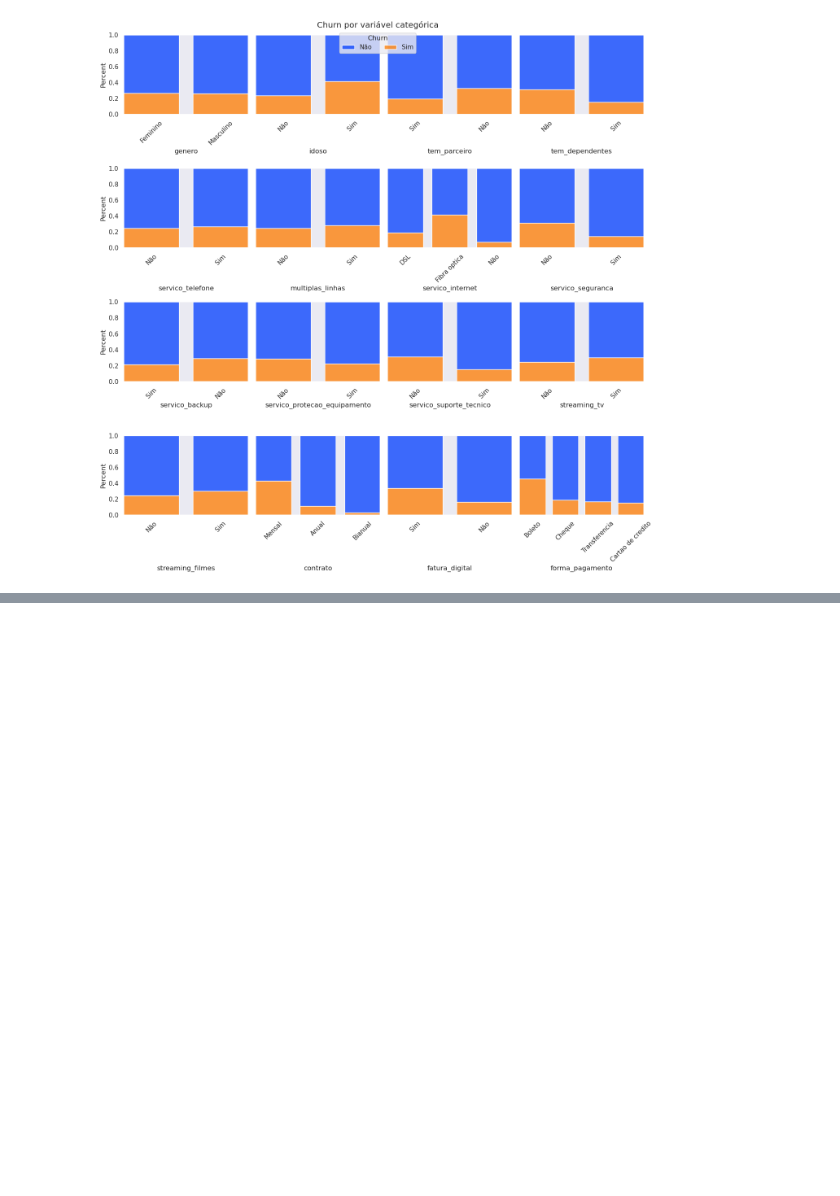
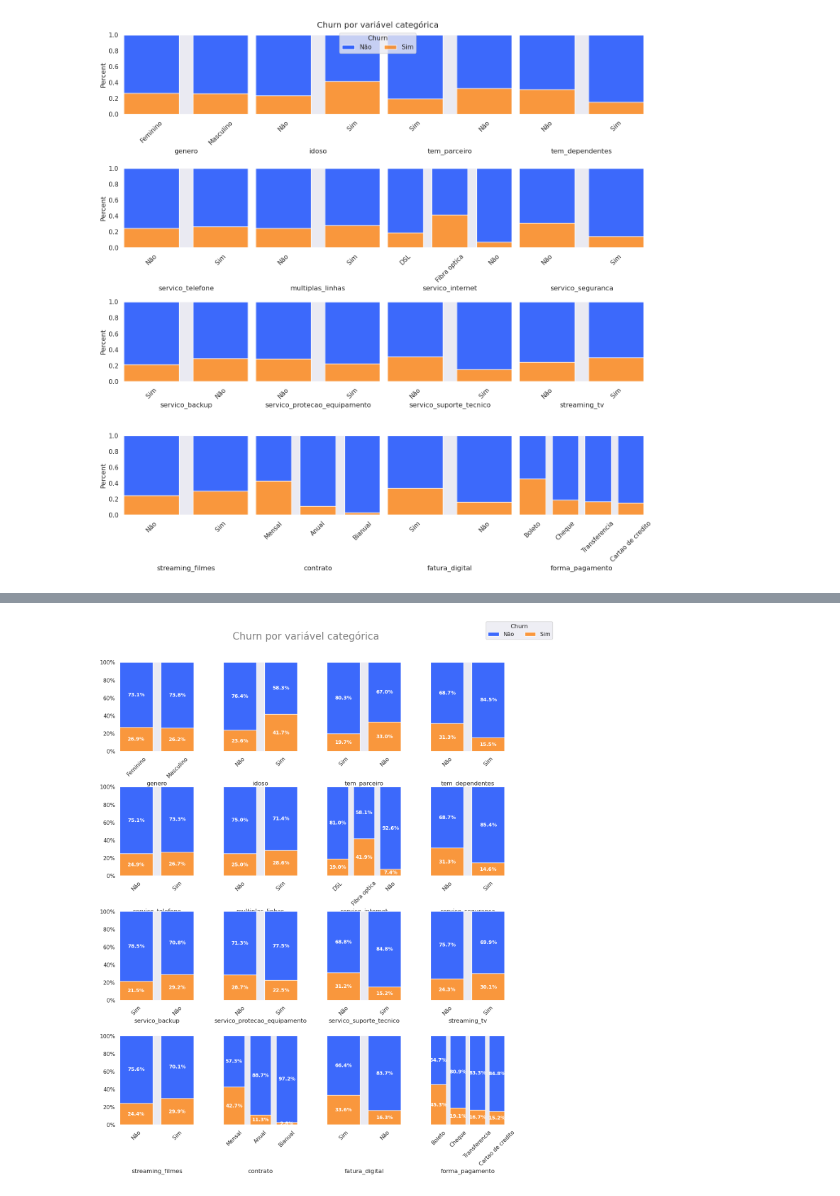
Before and after one commit to PauloViniciusR/Analise_dados, a Jupyter notebook: Matplotlib/Seaborn/08_categoricas.ipynb, the cells around one changed output, grey strips where cells are left out. Saved outputs shown, nothing was run; the diff lists cells and outputs as text; code cells hidden in the pictures; blank space fills up the shorter version.

```diff
--- a/Matplotlib/Seaborn/08_categoricas.ipynb
+++ b/Matplotlib/Seaborn/08_categoricas.ipynb
@@ -105,0 +124,35 @@ plt.show()
+# %%
+from matplotlib.ticker import PercentFormatter
+
+fig, axs = plt.subplots(ncols=4, nrows=4, figsize=(14, 16), sharey=True)
+
+for i, coluna in enumerate(colunas_categoricas):
+   h = sns.histplot(x=coluna, data=df_churn, hue="churn", multiple="fill", ax=axs.flat[i], stat="percent",
+                    shrink=0.8, common_norm=True)
+   h.tick_params(axis="x", labelrotation=45)
+   h.grid(False)
+
+   legend = h.get_legend()
+   legend.remove()
+
+   h.yaxis.set_major_formatter(PercentFormatter(1))
+   h.set_ylabel("")
+
+   for barra in h.containers:
+        h.bar_label(barra, label_type="center", labels=[f"{parte.get_height():.1%}" for parte in barra], color="white", weight="bold", fontsize=10)
+
+
+labels = [text.get_text() for text in legend.get_texts()]
+
+fig.legend(handles=legend.legend_handles, labels=labels, loc="upper right", ncols=10, title="Churn")
+fig.suptitle("Churn por variável categórica", fontsize=20, color="gray")
+
+
+fig.align_labels()
+
+plt.subplots_adjust(wspace=0.4, hspace=0.4, top=0.925)
+
+
+plt.show()
+# %% [output]
+[figure, added]
```
Also changed, not shown: parts of 6 cells of this notebook.
